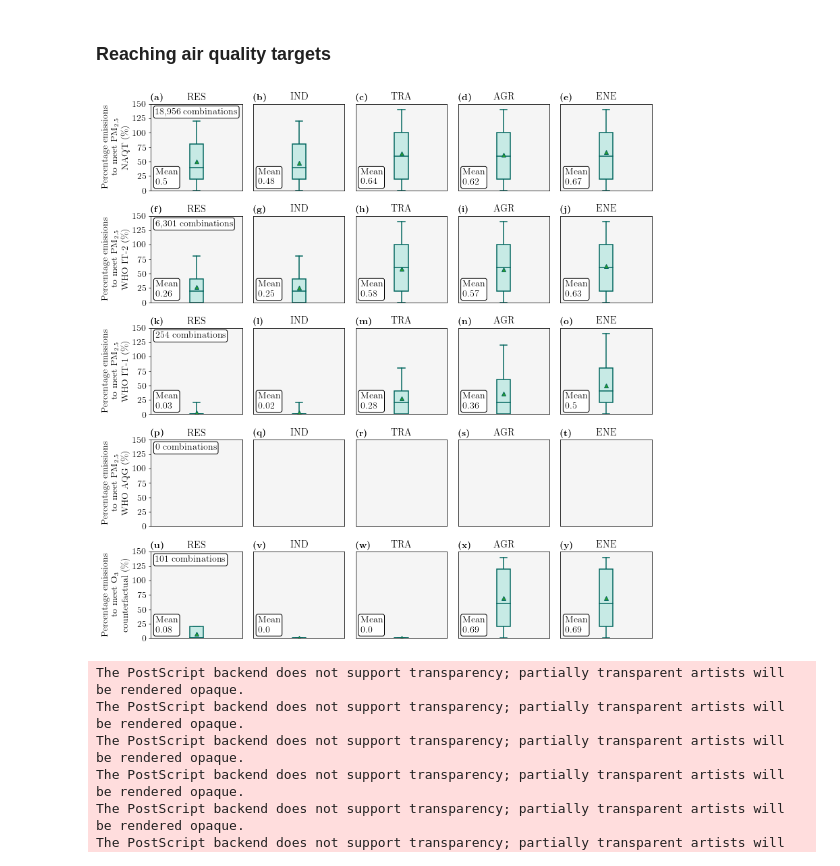
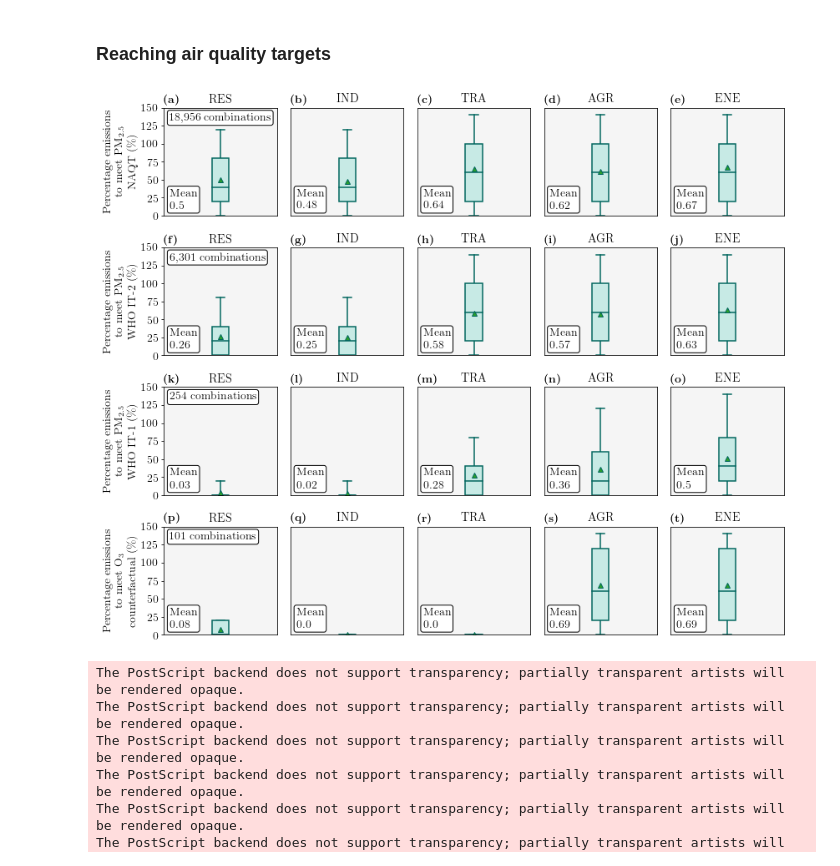
Before and after one commit to lukeconibear/emulator_annual, a Jupyter notebook: emulator_plots.ipynb, the cells around one changed output. Drawn from its saved outputs; the diff is of its cells as text; code cells hidden in the pictures.

Commit message:
different emission matching

```diff
--- a/emulator_plots.ipynb
+++ b/emulator_plots.ipynb
@@ -209,13 +209,13 @@ plt.show()
 # %% [markdown]
 #### sensitivity indices
 # %%
-#output = 'PM2_5_DRY'
-#label = 'annual-mean PM$_{2.5}$ concentrations'
-#units = '(${\mu}g$ $m^{-3}$)'
+output = 'PM2_5_DRY'
+label = 'annual-mean PM$_{2.5}$ concentrations'
+units = '(${\mu}g$ $m^{-3}$)'
 
-output = 'o3_6mDM8h'
-label = '6mDM8h O$_{3}$ concentrations'
-units = '($ppb$)'
+#output = 'o3_6mDM8h'
+#label = '6mDM8h O$_{3}$ concentrations'
+#units = '($ppb$)'
 # %%
 ds_sens_ind = xr.open_dataset(f'/nfs/b0122/Users/earlacoa/paper_aia_china/emulator_annual/emulators/{output}/ds_sens_ind_{output}.nc')
 lon = ds_sens_ind['S1_RES'].lon.values
@@ -1208,11 +1208,11 @@ def make_plot_exposure(index, output, outputs_popweighted, label, title):
     plt.plot(list(agr.keys()), list(agr.values()), '-o', color='olive')
     plt.plot(list(ene.keys()), list(ene.values()), '-o', color='grey')
 # %%
-#output = 'PM2_5_DRY'
-#label = 'Annual-mean PM$_{2.5}$ exposure (${\\mu}g$ $m^{-3}$)'
+output = 'PM2_5_DRY'
+label = 'Annual-mean PM$_{2.5}$ exposure (${\\mu}g$ $m^{-3}$)'
 
-output = 'o3_6mDM8h'
-label = '6mDM8h O$_{3}$ exposure ($ppb$)'
+#output = 'o3_6mDM8h'
+#label = '6mDM8h O$_{3}$ exposure ($ppb$)'
 # %%
 fig = plt.figure(1, figsize=(8, 16))
 gs = gridspec.GridSpec(4, 2)
@@ -2409,44 +2584,44 @@ target = 'pm25_naqt'
 make_boxplot(0, factors_res[f'{region}_{target}'], 'RES', target_labels[target])
 make_boxplot(1, factors_ind[f'{region}_{target}'], 'IND', target_labels[target])
 make_boxplot(2, factors_tra[f'{region}_{target}'], 'TRA', target_labels[target])
 make_boxplot(3, factors_agr[f'{region}_{target}'], 'AGR', target_labels[target])
 make_boxplot(4, factors_ene[f'{region}_{target}'], 'ENE', target_labels[target])
 
 target = 'pm25_who_it2'
 make_boxplot(5, factors_res[f'{region}_{target}'], 'RES', target_labels[target])
 make_boxplot(6, factors_ind[f'{region}_{target}'], 'IND', target_labels[target])
 make_boxplot(7, factors_tra[f'{region}_{target}'], 'TRA', target_labels[target])
 make_boxplot(8, factors_agr[f'{region}_{target}'], 'AGR', target_labels[target])
 make_boxplot(9, factors_ene[f'{region}_{target}'], 'ENE', target_labels[target])
 
 target = 'pm25_who_it1'
 make_boxplot(10, factors_res[f'{region}_{target}'], 'RES', target_labels[target])
 make_boxplot(11, factors_ind[f'{region}_{target}'], 'IND', target_labels[target])
 make_boxplot(12, factors_tra[f'{region}_{target}'], 'TRA', target_labels[target])
 make_boxplot(13, factors_agr[f'{region}_{target}'], 'AGR', target_labels[target])
 make_boxplot(14, factors_ene[f'{region}_{target}'], 'ENE', target_labels[target])
 
-target = 'pm25_who_aqg'
+# target = 'pm25_who_aqg'
+# make_boxplot(15, factors_res[f'{region}_{target}'], 'RES', target_labels[target])
+# make_boxplot(16, factors_ind[f'{region}_{target}'], 'IND', target_labels[target])
+# make_boxplot(17, factors_tra[f'{region}_{target}'], 'TRA', target_labels[target])
+# make_boxplot(18, factors_agr[f'{region}_{target}'], 'AGR', target_labels[target])
+# make_boxplot(19, factors_ene[f'{region}_{target}'], 'ENE', target_labels[target])
+
+target = 'o3_counterfactual'
 make_boxplot(15, factors_res[f'{region}_{target}'], 'RES', target_labels[target])
 make_boxplot(16, factors_ind[f'{region}_{target}'], 'IND', target_labels[target])
 make_boxplot(17, factors_tra[f'{region}_{target}'], 'TRA', target_labels[target])
 make_boxplot(18, factors_agr[f'{region}_{target}'], 'AGR', target_labels[target])
 make_boxplot(19, factors_ene[f'{region}_{target}'], 'ENE', target_labels[target])
 
-target = 'o3_counterfactual'
-make_boxplot(20, factors_res[f'{region}_{target}'], 'RES', target_labels[target])
-make_boxplot(21, factors_ind[f'{region}_{target}'], 'IND', target_labels[target])
-make_boxplot(22, factors_tra[f'{region}_{target}'], 'TRA', target_labels[target])
-make_boxplot(23, factors_agr[f'{region}_{target}'], 'AGR', target_labels[target])
-make_boxplot(24, factors_ene[f'{region}_{target}'], 'ENE', target_labels[target])
-
 gs.tight_layout(fig, rect=[0, 0, 0.78, 0.78])
 
-#plt.savefig(f'/nfs/b0122/Users/earlacoa/png/paper_aia_emulator_annual/boxplots_emission_config_meet_targets_{region}.png', dpi=700, alpha=True, bbox_inches='tight')
-#plt.savefig(f'/nfs/b0122/Users/earlacoa/png/paper_aia_emulator_annual/boxplots_emission_config_meet_targets_{region}.eps', format='eps', dpi=700, alpha=True, bbox_inches='tight')
+plt.savefig(f'/nfs/b0122/Users/earlacoa/png/paper_aia_emulator_annual/boxplots_emission_config_meet_targets_{region}_without-WHO-AQG.png', dpi=700, alpha=True, bbox_inches='tight')
+plt.savefig(f'/nfs/b0122/Users/earlacoa/png/paper_aia_emulator_annual/boxplots_emission_config_meet_targets_{region}_without-WHO-AQG.eps', format='eps', dpi=700, alpha=True, bbox_inches='tight')
 plt.show()
 # %% [output]
-[figure, old version]
+[figure, new version]
 # %%
 # regional summary
 # y-axis = mean emission change
```
Also changed, not shown: parts of 8 cells of this notebook, 5 other files.
